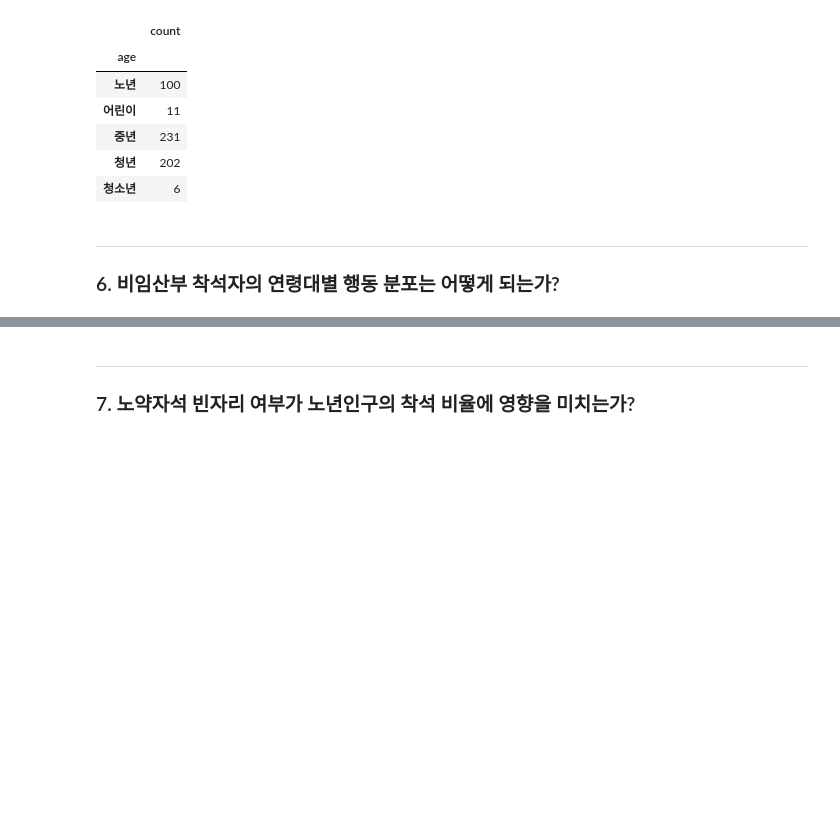
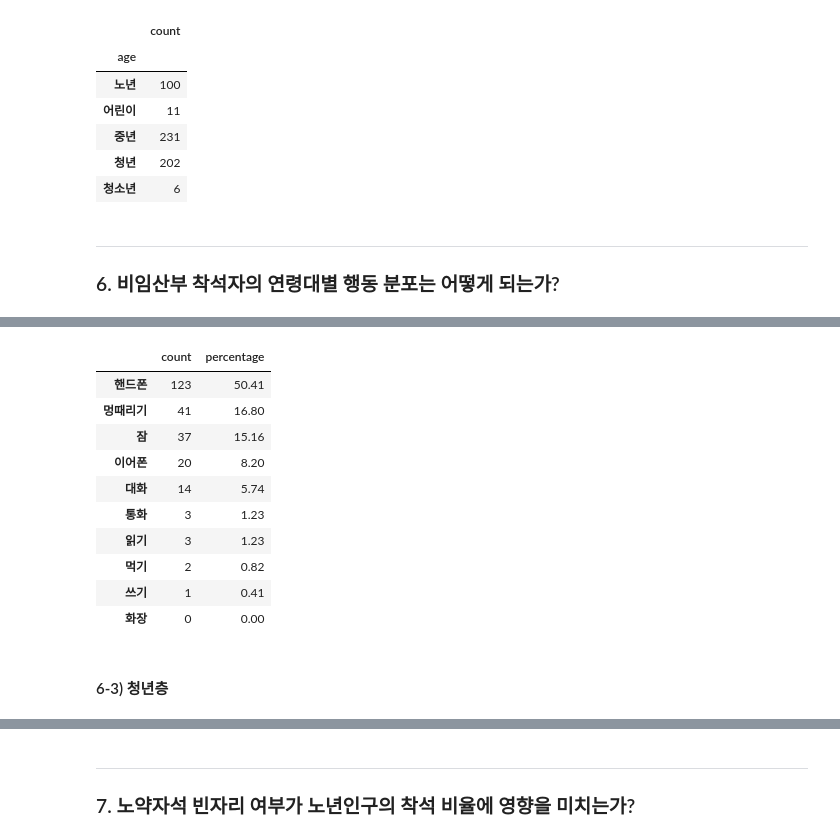
Before and after one commit to springkind/Project_pregnant_seat_subway, a Jupyter notebook: final_setting/데이터 파악.ipynb, the cells around one changed output, grey strips where cells are left out. Drawn from its saved outputs; the diff is of its cells as text; code cells hidden in the pictures; blank space fills up the shorter version.

```diff
--- a/final_setting/데이터 파악.ipynb
+++ b/final_setting/데이터 파악.ipynb
@@ -159,0 +208,6 @@ pd.DataFrame(not_pregnant.groupby('age')['date'].count()).rename(columns = {'dat
+# %%
+middle_age_behaviour = pd.DataFrame(table[table['age'] == '중년'][['cellphone', 'thinking', 'sleep', 'earphone', 'talking',
+       'calling', 'reading', 'makeup', 'eating', 'writing']].sum().astype(int)).rename(columns={0: 'count'}).sort_values(by='count', ascending=False)
+middle_age_behaviour = middle_age_behaviour.rename({'cellphone': '핸드폰', 'thinking': '멍때리기', 'sleep': '잠', 'earphone': '이어폰', 'talking': '대화',
+       'calling': '통화', 'reading': '읽기', 'makeup': '화장', 'eating': '먹기', 'writing': '쓰기'})
+middle_age_behaviour
@@ -159,0 +226,17 @@ pd.DataFrame(not_pregnant.groupby('age')['date'].count()).rename(columns = {'dat
+# %%
+middle_age_behaviour['percentage'] = round(middle_age_behaviour['count'] / middle_age_behaviour['count'].sum()*100, 2)
+middle_age_behaviour
+# %% [output]
+|  | count | percentage |
+| 핸드폰 | 123 | 50.41 |
+| 멍때리기 | 41 | 16.80 |
+| 잠 | 37 | 15.16 |
+| 이어폰 | 20 | 8.20 |
+| 대화 | 14 | 5.74 |
+| 통화 | 3 | 1.23 |
+| 읽기 | 3 | 1.23 |
+| 먹기 | 2 | 0.82 |
+| 쓰기 | 1 | 0.41 |
+| 화장 | 0 | 0.00 |
+# %% [markdown]
+#### 6-3) 청년층
```
Also changed, not shown: parts of 18 cells of this notebook, 3 other files.
